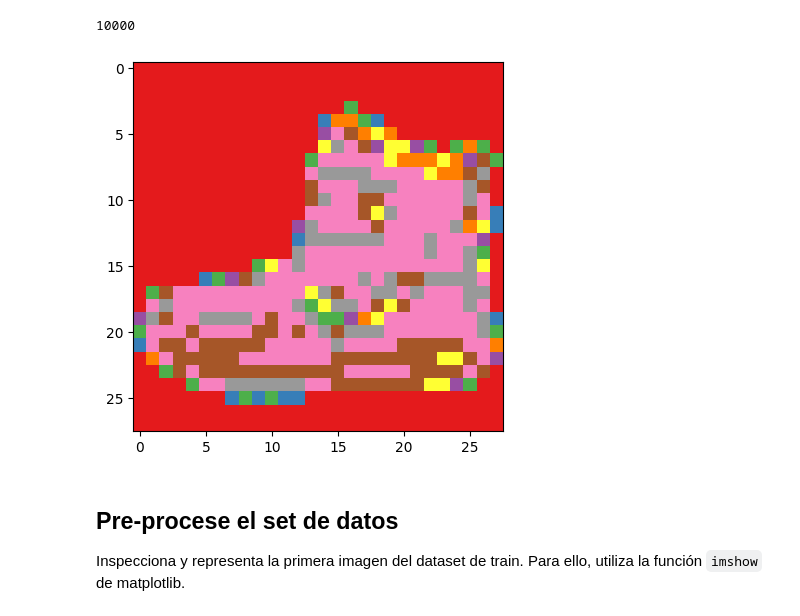
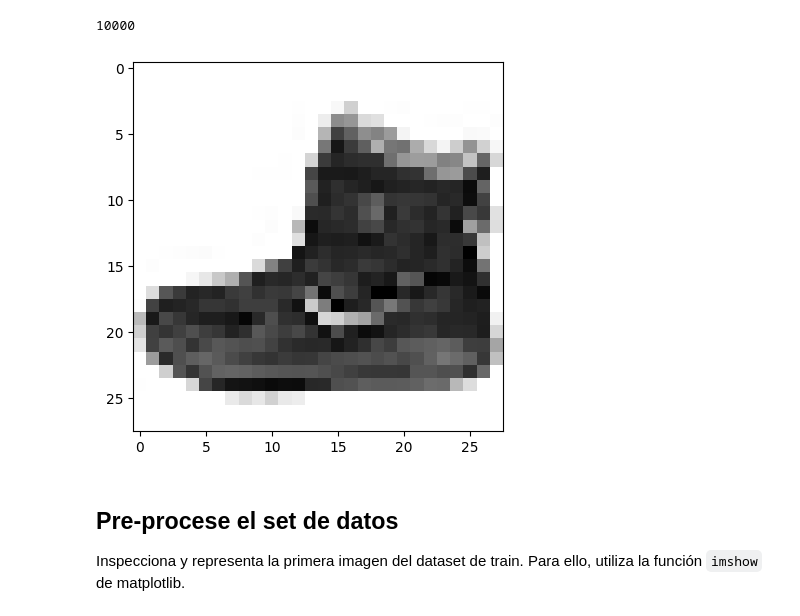
Before and after one commit to rou-tz/2026-02-BILBAO-FT-Data-Science, a Jupyter notebook: 3-Machine_Learning/3-Deep_Learning/1-Intro Deep Learning/ejercicios/Deep Learning classification_Ruben.ipynb, the cells around one changed output. Drawn from its saved outputs; the diff is of its cells as text; code cells hidden in the pictures.

```diff
--- a/3-Machine_Learning/3-Deep_Learning/1-Intro Deep Learning/ejercicios/Deep Learning classification_Ruben.ipynb
+++ b/3-Machine_Learning/3-Deep_Learning/1-Intro Deep Learning/ejercicios/Deep Learning classification_Ruben.ipynb
@@ -152,9 +144,9 @@ len(X_test)
 # %%
 import matplotlib.pyplot as plt
 
-plt.imshow(X_train[0], cmap=plt.cm.get_cmap('Set1'));
+plt.imshow(X_train[0], cmap=plt.cm.get_cmap('Greys'));
 # %% [output]
-[figure, old version]
+[figure, new version]
 # %%
 #Cada imagen se compone de 28x28 pixeles, cada pixel tiene un valor entre 0 y 255
 # %% [markdown]
```
Also changed, not shown: parts of 11 cells of this notebook, 5 other files.
